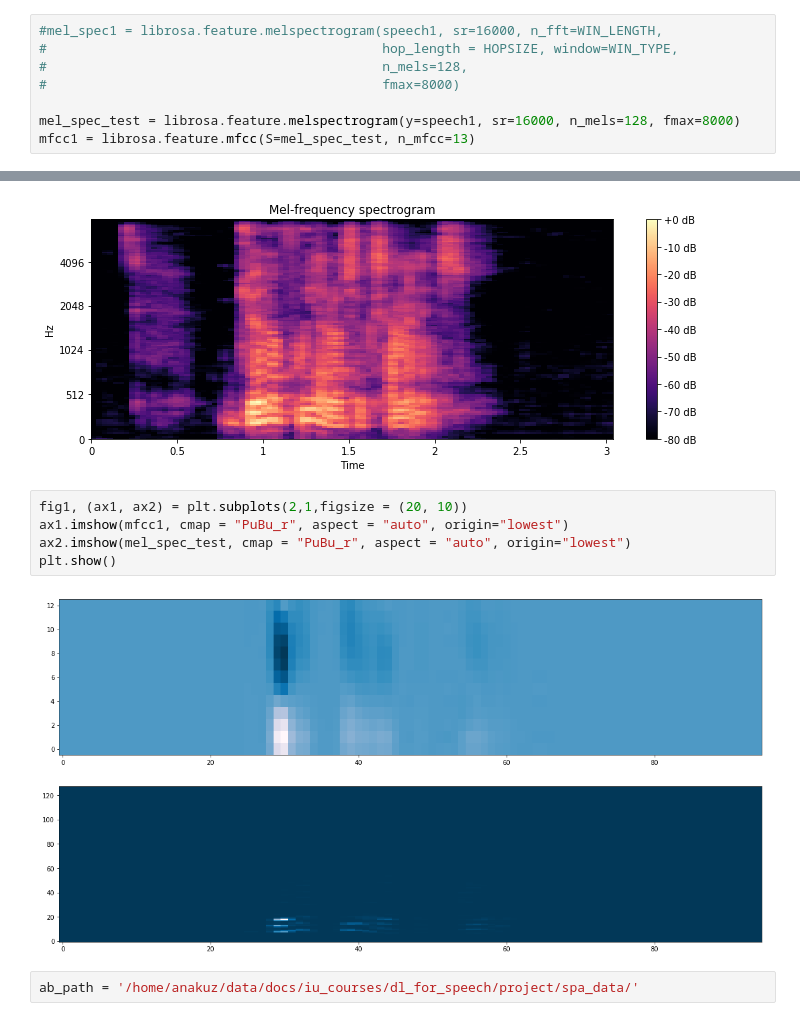
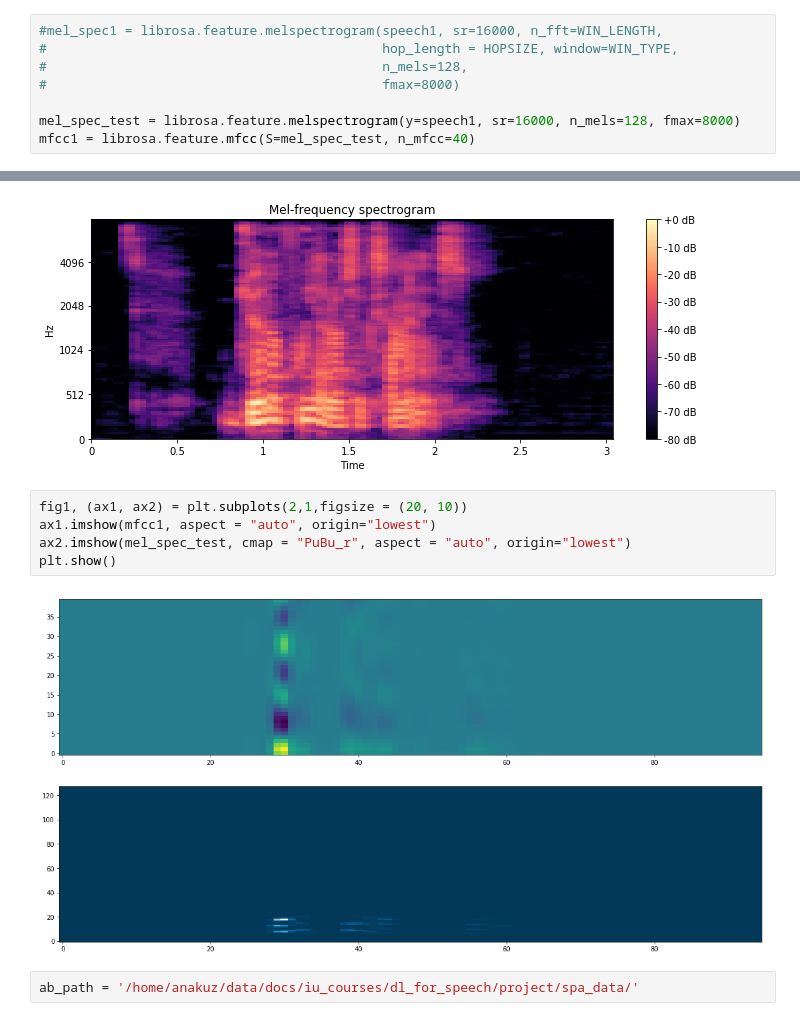
Before and after one commit to ana-kuznetsova/speech_accent_detection, a Jupyter notebook: Feature extraction.ipynb, the cells around one changed output, grey strips where cells are left out. Drawn from its saved outputs; the diff is of its cells as text.

```diff
--- a/Feature extraction.ipynb
+++ b/Feature extraction.ipynb
@@ -79,7 +79,7 @@ speech1, fs =  librosa.load('/home/anakuz/data/docs/iu_courses/dl_for_speech/pro
 #                                           fmax=8000)
 
 mel_spec_test = librosa.feature.melspectrogram(y=speech1, sr=16000, n_mels=128, fmax=8000)
-mfcc1 = librosa.feature.mfcc(S=mel_spec_test, n_mfcc=13)
+mfcc1 = librosa.feature.mfcc(S=mel_spec_test, n_mfcc=40)
 # %%
 plt.figure(figsize=(10, 4))
 S_dB = librosa.power_to_db(mel_spec_test, ref=np.max)
@@ -94,11 +94,11 @@ plt.show()
 [figure]
 # %%
 fig1, (ax1, ax2) = plt.subplots(2,1,figsize = (20, 10))
-ax1.imshow(mfcc1, cmap = "PuBu_r", aspect = "auto", origin="lowest")
+ax1.imshow(mfcc1, aspect = "auto", origin="lowest")
 ax2.imshow(mel_spec_test, cmap = "PuBu_r", aspect = "auto", origin="lowest")
 plt.show()
 # %% [output]
-[figure, old version]
+[figure, new version]
 # %%
 ab_path = '/home/anakuz/data/docs/iu_courses/dl_for_speech/project/spa_data/'
 # %%
```
Also changed, not shown: parts of 7 cells of this notebook.
